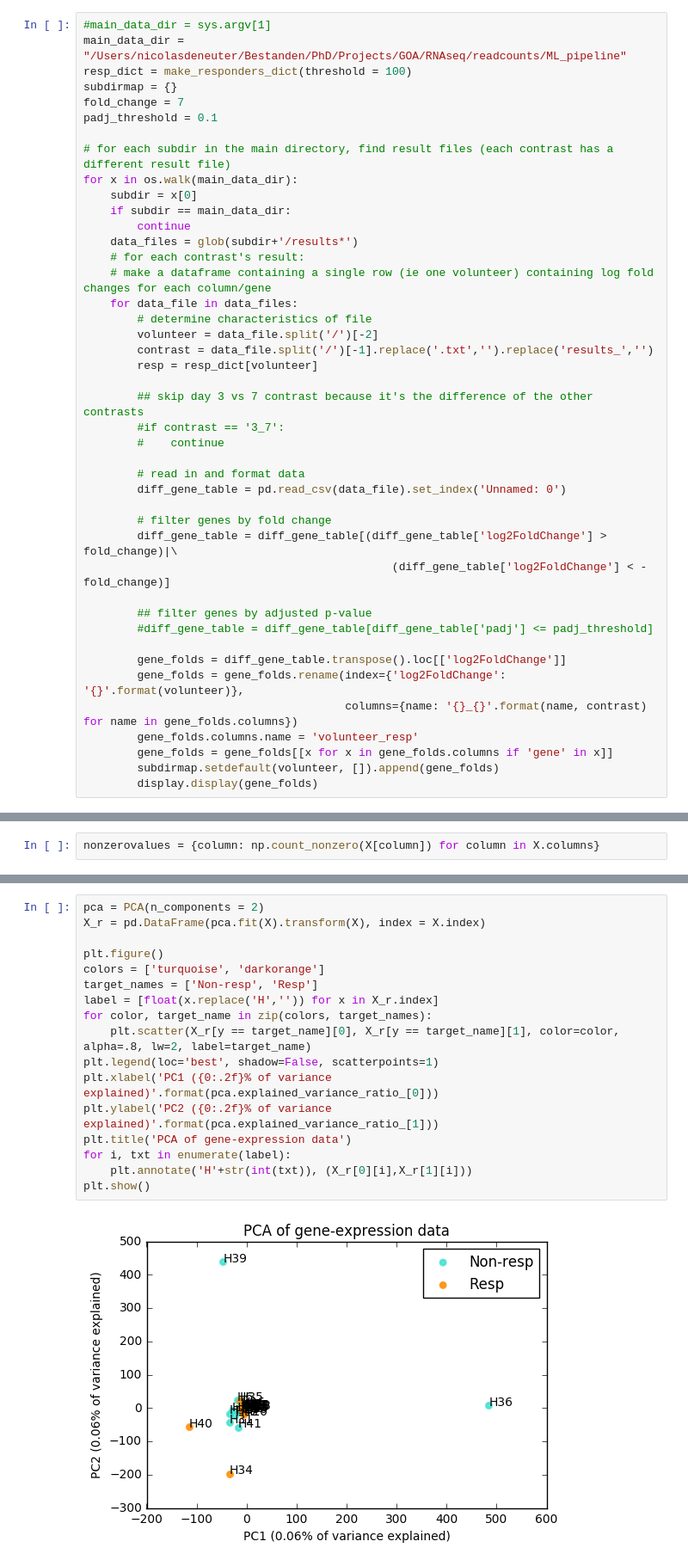
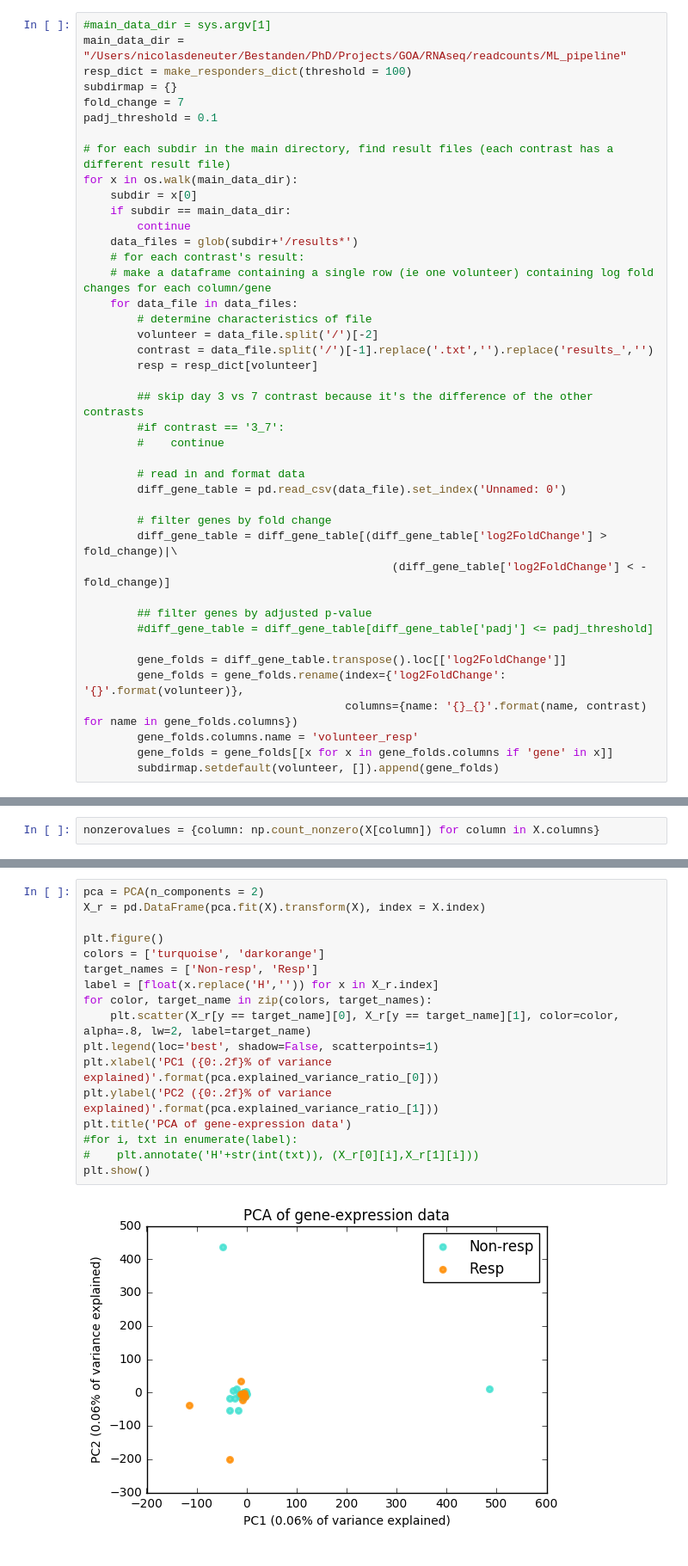
Before and after one commit to NDeNeuter/hepb_genexp, a Jupyter notebook: RNAseq_ML.ipynb, the cells around one changed output, grey strips where cells are left out. Shown at 86% size. Cells and saved outputs as stored; diff of their text form.

```diff
--- a/RNAseq_ML.ipynb
+++ b/RNAseq_ML.ipynb
@@ -55,4 +55,3 @@ for x in os.walk(main_data_dir):
         gene_folds.columns.name = 'volunteer_resp'
         gene_folds = gene_folds[[x for x in gene_folds.columns if 'gene' in x]]
         subdirmap.setdefault(volunteer, []).append(gene_folds)
-        display.display(gene_folds)
@@ -173,20 +152,20 @@ plt.show()
 # %%
 pca = PCA(n_components = 2)
 X_r = pd.DataFrame(pca.fit(X).transform(X), index = X.index)
 
 plt.figure()
 colors = ['turquoise', 'darkorange']
 target_names = ['Non-resp', 'Resp']
 label = [float(x.replace('H','')) for x in X_r.index]
 for color, target_name in zip(colors, target_names):
     plt.scatter(X_r[y == target_name][0], X_r[y == target_name][1], color=color, alpha=.8, lw=2, label=target_name)
 plt.legend(loc='best', shadow=False, scatterpoints=1)
 plt.xlabel('PC1 ({0:.2f}% of variance explained)'.format(pca.explained_variance_ratio_[0]))
 plt.ylabel('PC2 ({0:.2f}% of variance explained)'.format(pca.explained_variance_ratio_[1]))
 plt.title('PCA of gene-expression data')
-for i, txt in enumerate(label):
-    plt.annotate('H'+str(int(txt)), (X_r[0][i],X_r[1][i]))
+#for i, txt in enumerate(label):
+#    plt.annotate('H'+str(int(txt)), (X_r[0][i],X_r[1][i]))
 plt.show()
 # %% [output]
-[figure, old version]
+[figure, new version]
 # %%
```
Also changed, not shown: parts of 7 cells of this notebook, 6 other files.
